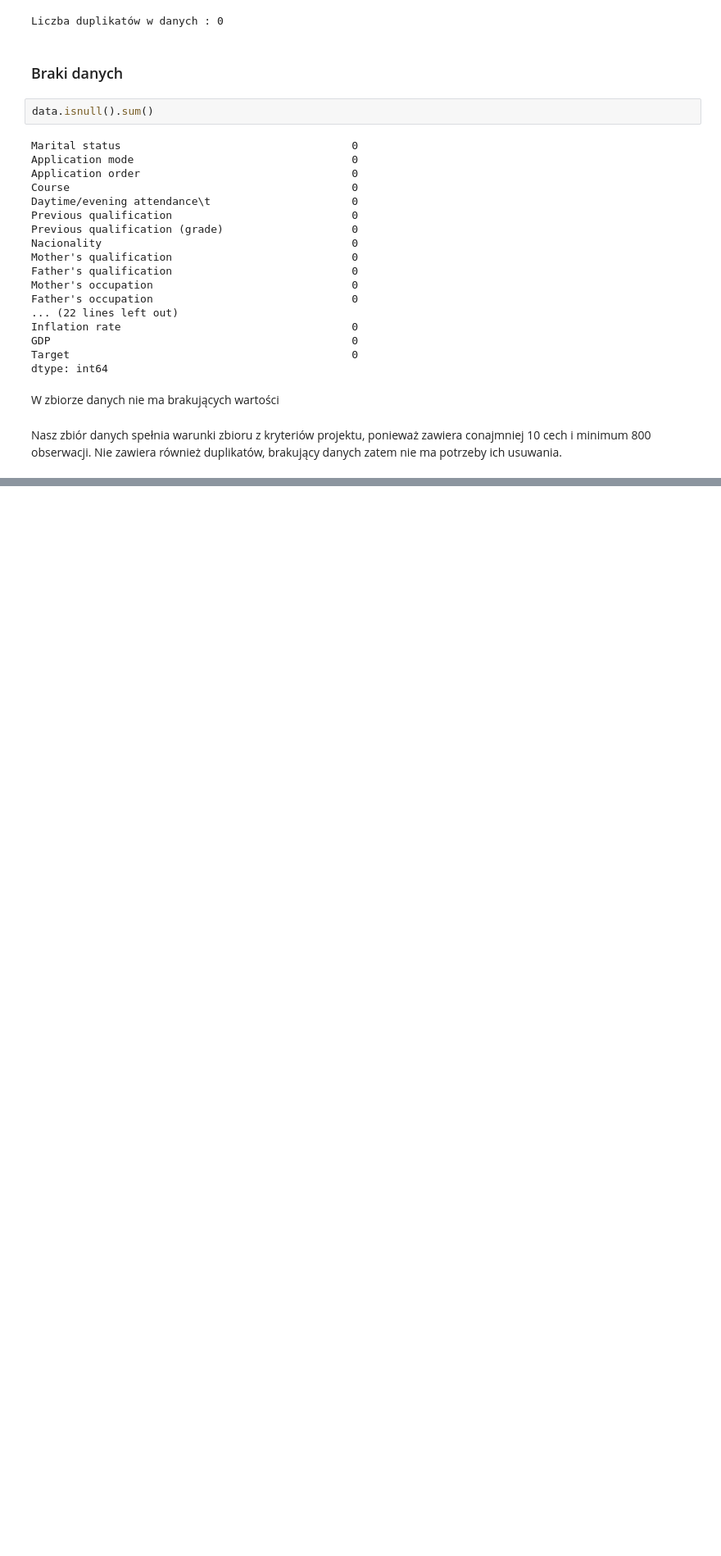
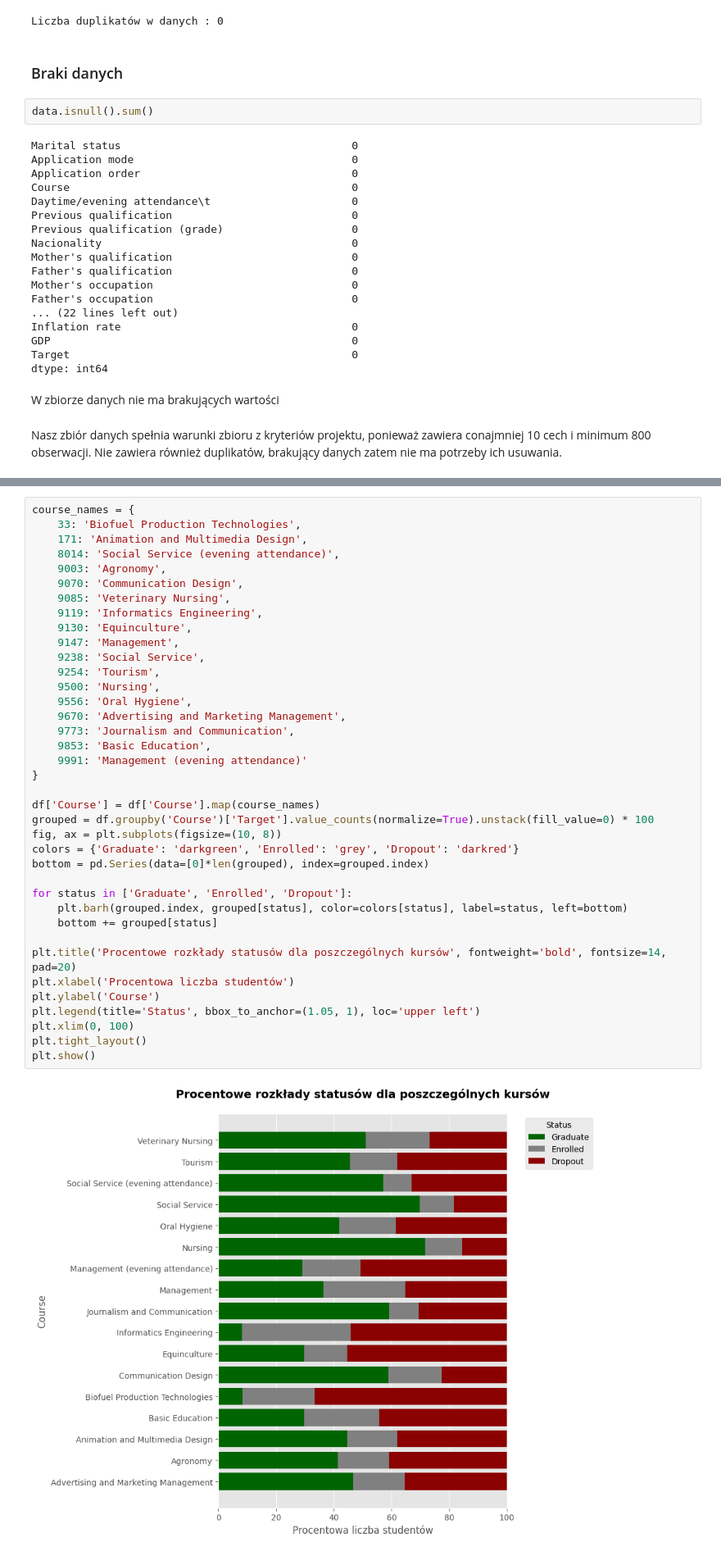
Before and after one commit to KamilMarshal/MAD_classification_project, a Jupyter notebook: ProjectNotebook.ipynb, the cells around one changed output, grey strips where cells are left out. Shown at 82% size. Saved outputs shown, nothing was run; the diff lists cells and outputs as text; blank space fills up the shorter version.

```diff
--- a/ProjectNotebook.ipynb
+++ b/ProjectNotebook.ipynb
@@ -116,0 +173,40 @@ Nasz zbiór danych spełnia warunki zbioru z kryteriów projektu, ponieważ zawi
+# %%
+course_names = {
+    33: 'Biofuel Production Technologies',
+    171: 'Animation and Multimedia Design',
+    8014: 'Social Service (evening attendance)',
+    9003: 'Agronomy',
+    9070: 'Communication Design',
+    9085: 'Veterinary Nursing',
+    9119: 'Informatics Engineering',
+    9130: 'Equinculture',
+    9147: 'Management',
+    9238: 'Social Service',
+    9254: 'Tourism',
+    9500: 'Nursing',
+    9556: 'Oral Hygiene',
+    9670: 'Advertising and Marketing Management',
+    9773: 'Journalism and Communication',
+    9853: 'Basic Education',
+    9991: 'Management (evening attendance)'
+}
+
+df['Course'] = df['Course'].map(course_names)
+grouped = df.groupby('Course')['Target'].value_counts(normalize=True).unstack(fill_value=0) * 100
+fig, ax = plt.subplots(figsize=(10, 8))
+colors = {'Graduate': 'darkgreen', 'Enrolled': 'grey', 'Dropout': 'darkred'}
+bottom = pd.Series(data=[0]*len(grouped), index=grouped.index)
+
+for status in ['Graduate', 'Enrolled', 'Dropout']:
+    plt.barh(grouped.index, grouped[status], color=colors[status], label=status, left=bottom)
+    bottom += grouped[status]
+
+plt.title('Procentowe rozkłady statusów dla poszczególnych kursów', fontweight='bold', fontsize=14, pad=20)
+plt.xlabel('Procentowa liczba studentów')
+plt.ylabel('Course')
+plt.legend(title='Status', bbox_to_anchor=(1.05, 1), loc='upper left')
+plt.xlim(0, 100)
+plt.tight_layout()
+plt.show()
+# %% [output]
+[figure, added]
```
Also changed, not shown: parts of 23 cells of this notebook, 1 other file.
